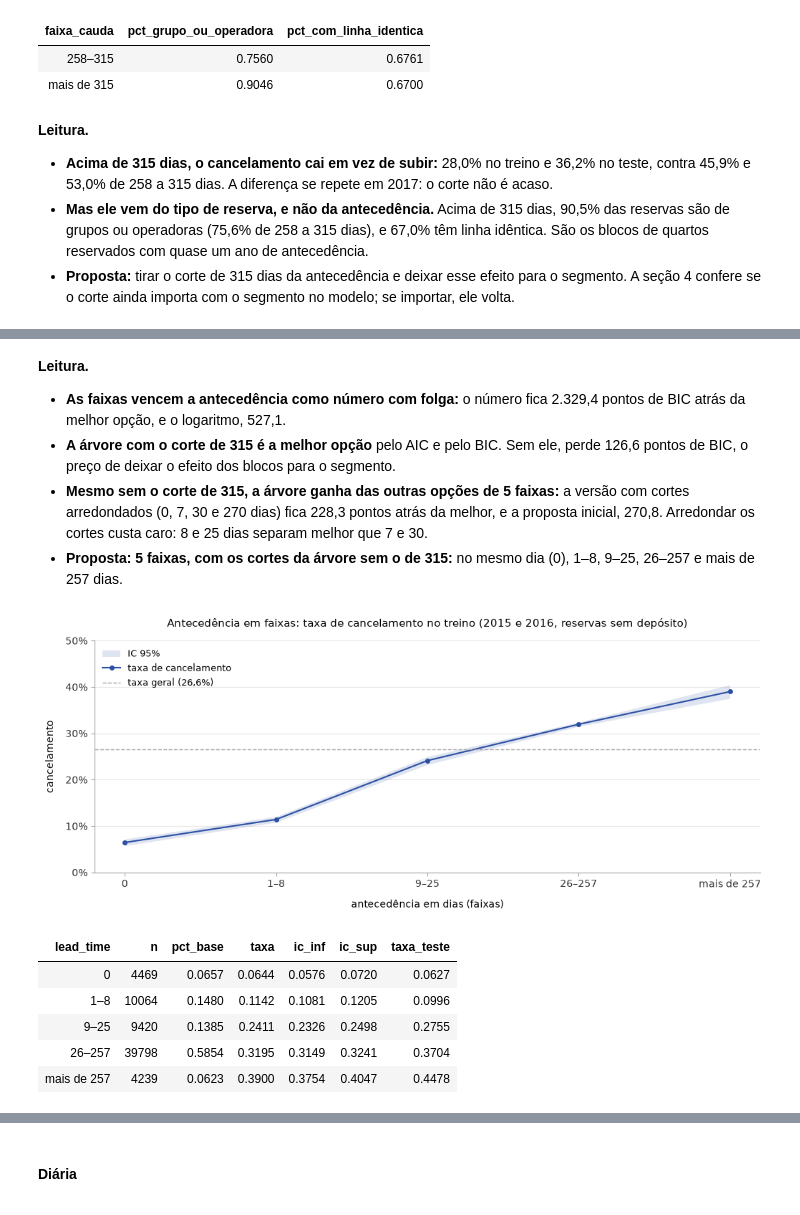
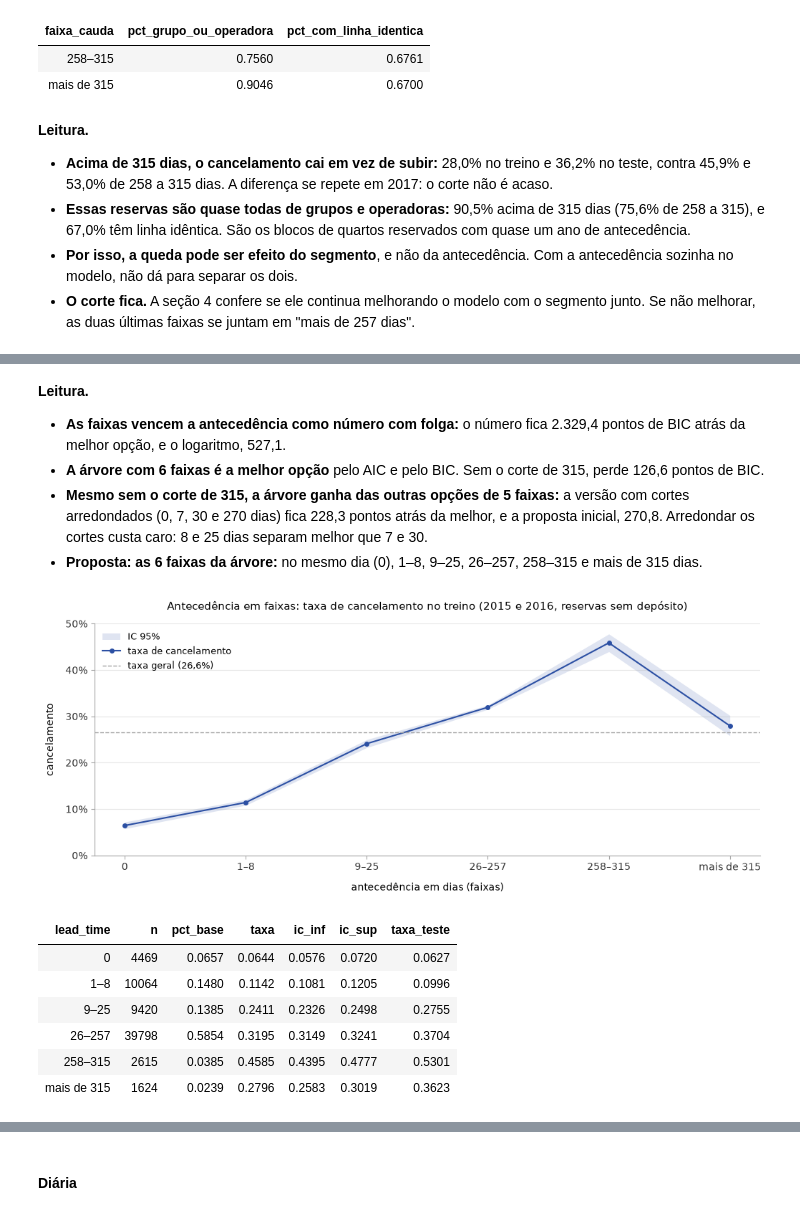
Before and after one commit to acrosatto/comunicacao-dados-mba, a Jupyter notebook: analise/ana/02_variaveis.ipynb, the cells around one changed output, grey strips where cells are left out. Drawn from its saved outputs; the diff is of its cells as text; code cells hidden in the pictures.

```diff
--- a/analise/ana/02_variaveis.ipynb
+++ b/analise/ana/02_variaveis.ipynb
@@ -386,8 +387,9 @@ cauda[cauda['periodo'] == 'treino'].groupby('faixa_cauda', observed=True).agg(
 **Leitura.**
 
 - **Acima de 315 dias, o cancelamento cai em vez de subir:** 28,0% no treino e 36,2% no teste, contra 45,9% e 53,0% de 258 a 315 dias. A diferença se repete em 2017: o corte não é acaso.
-- **Mas ele vem do tipo de reserva, e não da antecedência.** Acima de 315 dias, 90,5% das reservas são de grupos ou operadoras (75,6% de 258 a 315 dias), e 67,0% têm linha idêntica. São os blocos de quartos reservados com quase um ano de antecedência.
-- **Proposta:** tirar o corte de 315 dias da antecedência e deixar esse efeito para o segmento. A seção 4 confere se o corte ainda importa com o segmento no modelo; se importar, ele volta.
+- **Essas reservas são quase todas de grupos e operadoras:** 90,5% acima de 315 dias (75,6% de 258 a 315), e 67,0% têm linha idêntica. São os blocos de quartos reservados com quase um ano de antecedência.
+- **Por isso, a queda pode ser efeito do segmento**, e não da antecedência. Com a antecedência sozinha no modelo, não dá para separar os dois.
+- **O corte fica.** A seção 4 confere se ele continua melhorando o modelo com o segmento junto. Se não melhorar, as duas últimas faixas se juntam em "mais de 257 dias".
 # %%
 # antecedência: as faixas da árvore comparadas com as outras opções (treino)
 opcoes_lead = {
@@ -414,35 +416,36 @@ comparar_cortes(treino, 'lead_time', opcoes_lead, formulas={
 **Leitura.**
 
 - **As faixas vencem a antecedência como número com folga:** o número fica 2.329,4 pontos de BIC atrás da melhor opção, e o logaritmo, 527,1.
-- **A árvore com o corte de 315 é a melhor opção** pelo AIC e pelo BIC. Sem ele, perde 126,6 pontos de BIC, o preço de deixar o efeito dos blocos para o segmento.
+- **A árvore com 6 faixas é a melhor opção** pelo AIC e pelo BIC. Sem o corte de 315, perde 126,6 pontos de BIC.
 - **Mesmo sem o corte de 315, a árvore ganha das outras opções de 5 faixas:** a versão com cortes arredondados (0, 7, 30 e 270 dias) fica 228,3 pontos atrás da melhor, e a proposta inicial, 270,8. Arredondar os cortes custa caro: 8 e 25 dias separam melhor que 7 e 30.
-- **Proposta: 5 faixas, com os cortes da árvore sem o de 315:** no mesmo dia (0), 1–8, 9–25, 26–257 e mais de 257 dias.
+- **Proposta: as 6 faixas da árvore:** no mesmo dia (0), 1–8, 9–25, 26–257, 258–315 e mais de 315 dias.
 # %%
 # faixas escolhidas: taxa no treino (com intervalo) e no teste, que precisa manter a ordem
 def conferir_faixas(variavel, limites, rotulos, titulo, rotulo_x):
     faixa = lambda dados: pd.cut(dados[variavel], limites, labels=rotulos)
     tabela = taxa_por_nivel(treino.assign(faixa=faixa(treino)), 'faixa')[['n', 'pct_base', 'taxa', 'ic_inf', 'ic_sup']]
     tabela['taxa_teste'] = teste.groupby(faixa(teste), observed=True)['is_canceled'].mean()
     ax = grafico_taxa_por_nivel(tabela, taxa_geral=taxa_treino, linha=True, titulo=titulo)
     ax.figure.set_size_inches(12, 4.2)
     ax.set_ylim(0, 0.5)
     ax.set_xlabel(rotulo_x)
     plt.show()
     return tabela.rename_axis(variavel).round(4)
 
-faixas_lead = [-1, 0, 8, 25, 257, np.inf]
-rotulos_lead = ['0', '1–8', '9–25', '26–257', 'mais de 257']
+faixas_lead = [-1, 0, 8, 25, 257, 315, np.inf]
+rotulos_lead = ['0', '1–8', '9–25', '26–257', '258–315', 'mais de 315']
 conferir_faixas('lead_time', faixas_lead, rotulos_lead,
                 'Antecedência em faixas: taxa de cancelamento no treino (2015 e 2016, reservas sem depósito)',
                 'antecedência em dias (faixas)')
 # %% [output]
-[figure, old version]
+[figure, new version]
 | lead_time | n | pct_base | taxa | ic_inf | ic_sup | taxa_teste |
 | 0 | 4469 | 0.0657 | 0.0644 | 0.0576 | 0.0720 | 0.0627 |
 | 1–8 | 10064 | 0.1480 | 0.1142 | 0.1081 | 0.1205 | 0.0996 |
 | 9–25 | 9420 | 0.1385 | 0.2411 | 0.2326 | 0.2498 | 0.2755 |
 | 26–257 | 39798 | 0.5854 | 0.3195 | 0.3149 | 0.3241 | 0.3704 |
-| mais de 257 | 4239 | 0.0623 | 0.3900 | 0.3754 | 0.4047 | 0.4478 |
+| 258–315 | 2615 | 0.0385 | 0.4585 | 0.4395 | 0.4777 | 0.5301 |
+| mais de 315 | 1624 | 0.0239 | 0.2796 | 0.2583 | 0.3019 | 0.3623 |
 # %% [markdown]
 **Leitura.**
 
```
Also changed, not shown: parts of 5 cells of this notebook, 1 other file.
